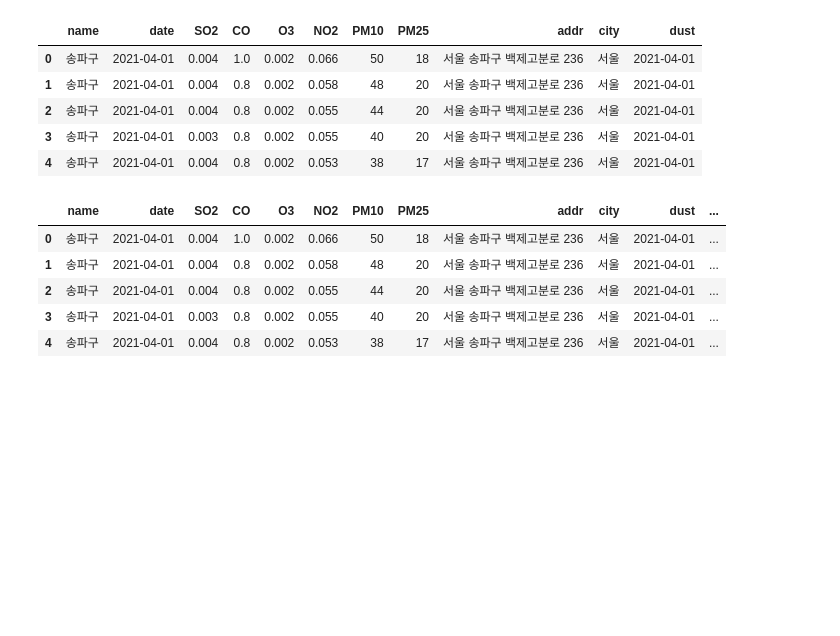
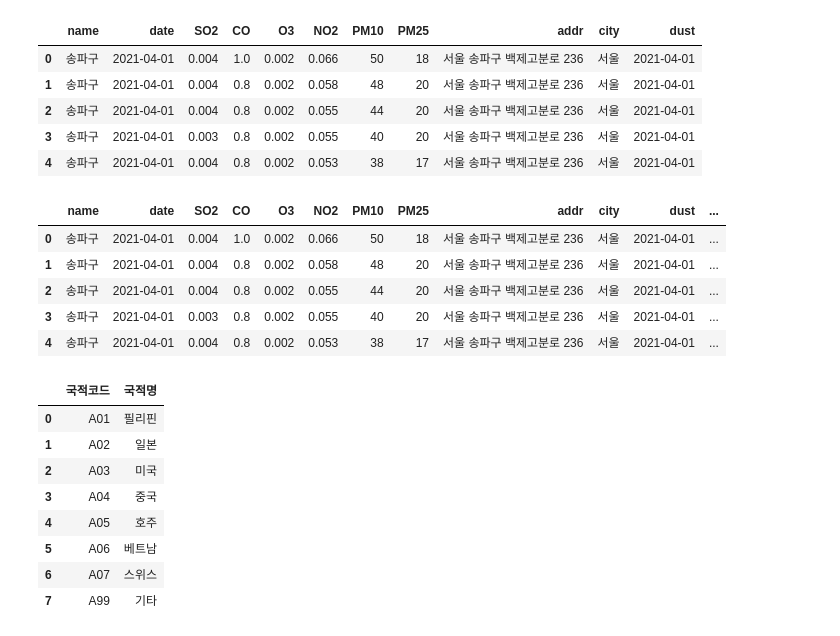
Before and after one commit to biiiing-lab/2024_Data_Analysis_Boot_Camp, a Jupyter notebook: CH03_Pandas/pandas_basic.ipynb, the cells around one changed output. Drawn from its saved outputs; the diff is of its cells as text; code cells hidden in the pictures; blank space fills up the shorter version.

```diff
--- a/CH03_Pandas/pandas_basic.ipynb
+++ b/CH03_Pandas/pandas_basic.ipynb
@@ -358,3 +358,16 @@ dust.head()
 | 2 | 송파구 | 2021-04-01 | 0.004 | 0.8 | 0.002 | 0.055 | 44 | 20 | 서울 송파구 백제고분로 236 | 서울 | 2021-04-01 | ... |
 | 3 | 송파구 | 2021-04-01 | 0.003 | 0.8 | 0.002 | 0.055 | 40 | 20 | 서울 송파구 백제고분로 236 | 서울 | 2021-04-01 | ... |
 | 4 | 송파구 | 2021-04-01 | 0.004 | 0.8 | 0.002 | 0.053 | 38 | 17 | 서울 송파구 백제고분로 236 | 서울 | 2021-04-01 | ... |
+# %%
+s1 = pd.read_excel('./file/nation.xlsx')
+s2 = pd.read_excel('./file/code.xlsx')
+# %% [output]
+|  | 국적코드 | 국적명 |
+| 0 | A01 | 필리핀 |
+| 1 | A02 | 일본 |
+| 2 | A03 | 미국 |
+| 3 | A04 | 중국 |
+| 4 | A05 | 호주 |
+| 5 | A06 | 베트남 |
+| 6 | A07 | 스위스 |
+| 7 | A99 | 기타 |
```
Also changed, not shown: parts of 3 cells of this notebook.
